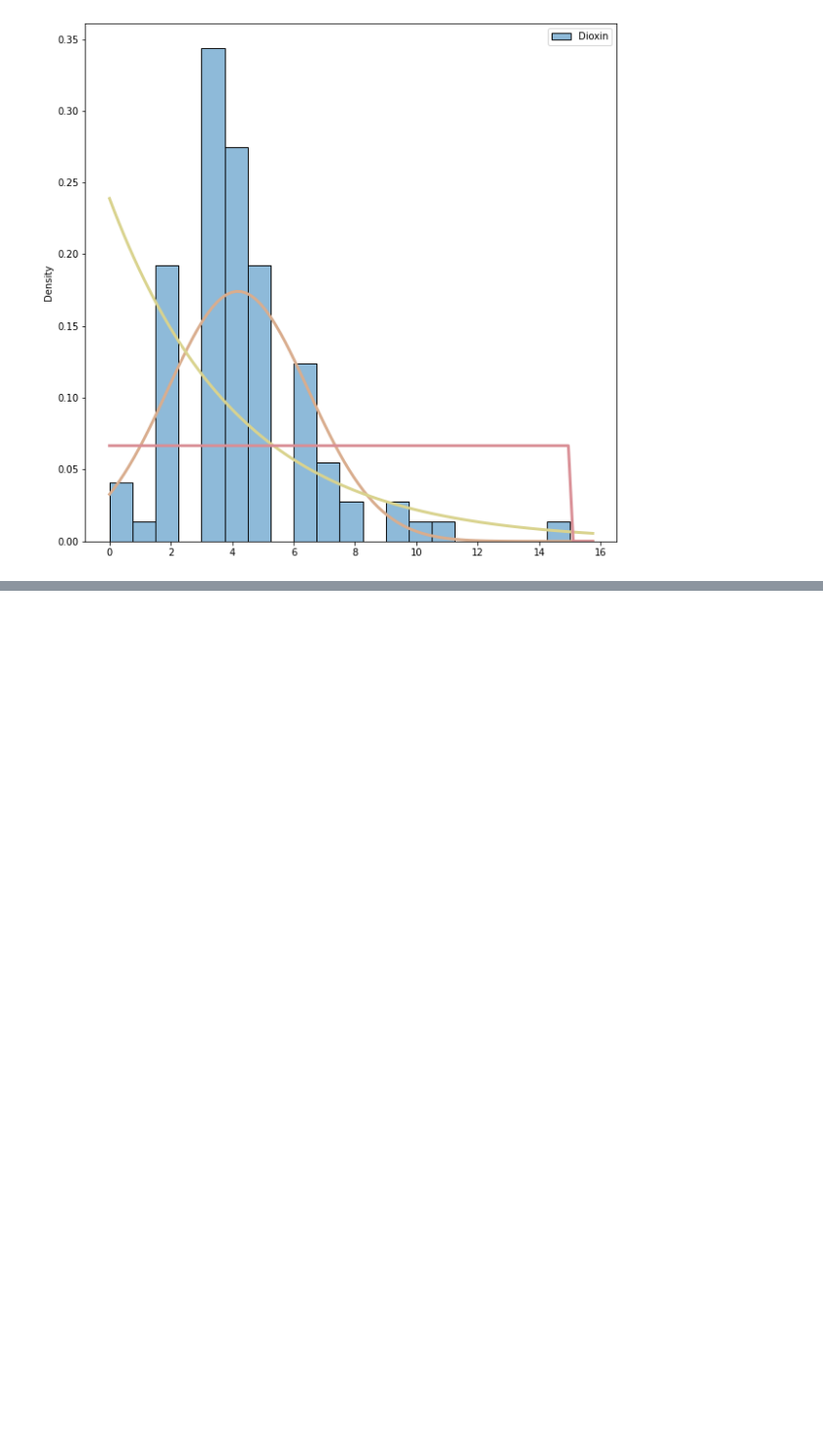
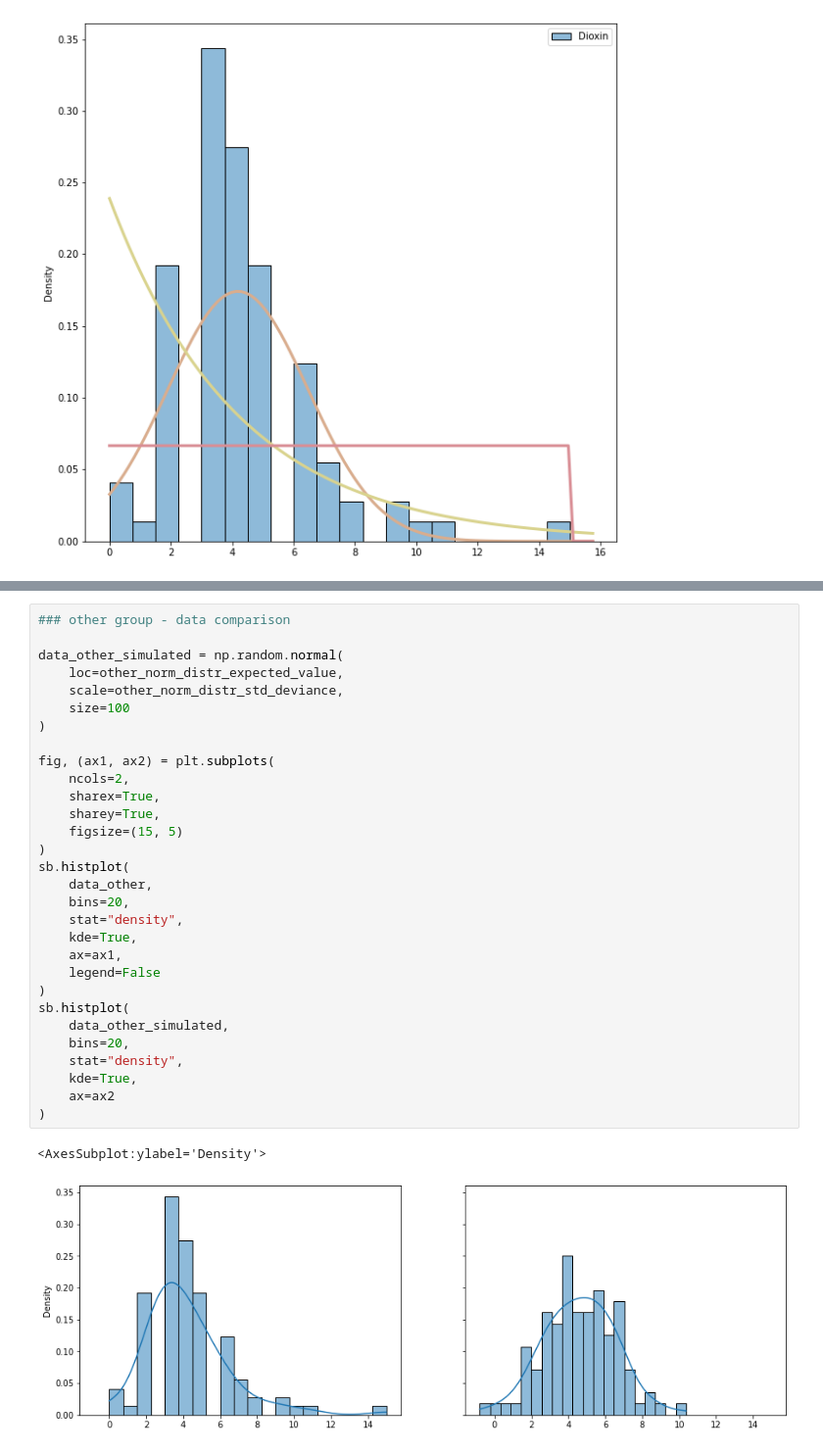
Before and after one commit to czernalex/BI_PST_ASSIGNMENT, a Jupyter notebook: src/assignment.ipynb, the cells around one changed output, grey strips where cells are left out. Shown: that part at 98% size. Saved outputs shown, nothing was run; the diff lists cells and outputs as text; blank space fills up the shorter version.

```diff
--- a/src/assignment.ipynb
+++ b/src/assignment.ipynb
@@ -328 +329,34 @@ plt.show()
+# %%
+### other group - data comparison
+
+data_other_simulated = np.random.normal(
+    loc=other_norm_distr_expected_value,
+    scale=other_norm_distr_std_deviance,
+    size=100
+)
+
+fig, (ax1, ax2) = plt.subplots(
+    ncols=2,
+    sharex=True,
+    sharey=True,
+    figsize=(15, 5)
+)
+sb.histplot(
+    data_other,
+    bins=20,
+    stat="density",
+    kde=True,
+    ax=ax1,
+    legend=False
+)
+sb.histplot(
+    data_other_simulated,
+    bins=20,
+    stat="density",
+    kde=True,
+    ax=ax2
+)
+# %% [output]
+<AxesSubplot:ylabel='Density'>
+[figure, added]
 # %% [markdown]
```
Also changed, not shown: parts of 19 cells of this notebook.
